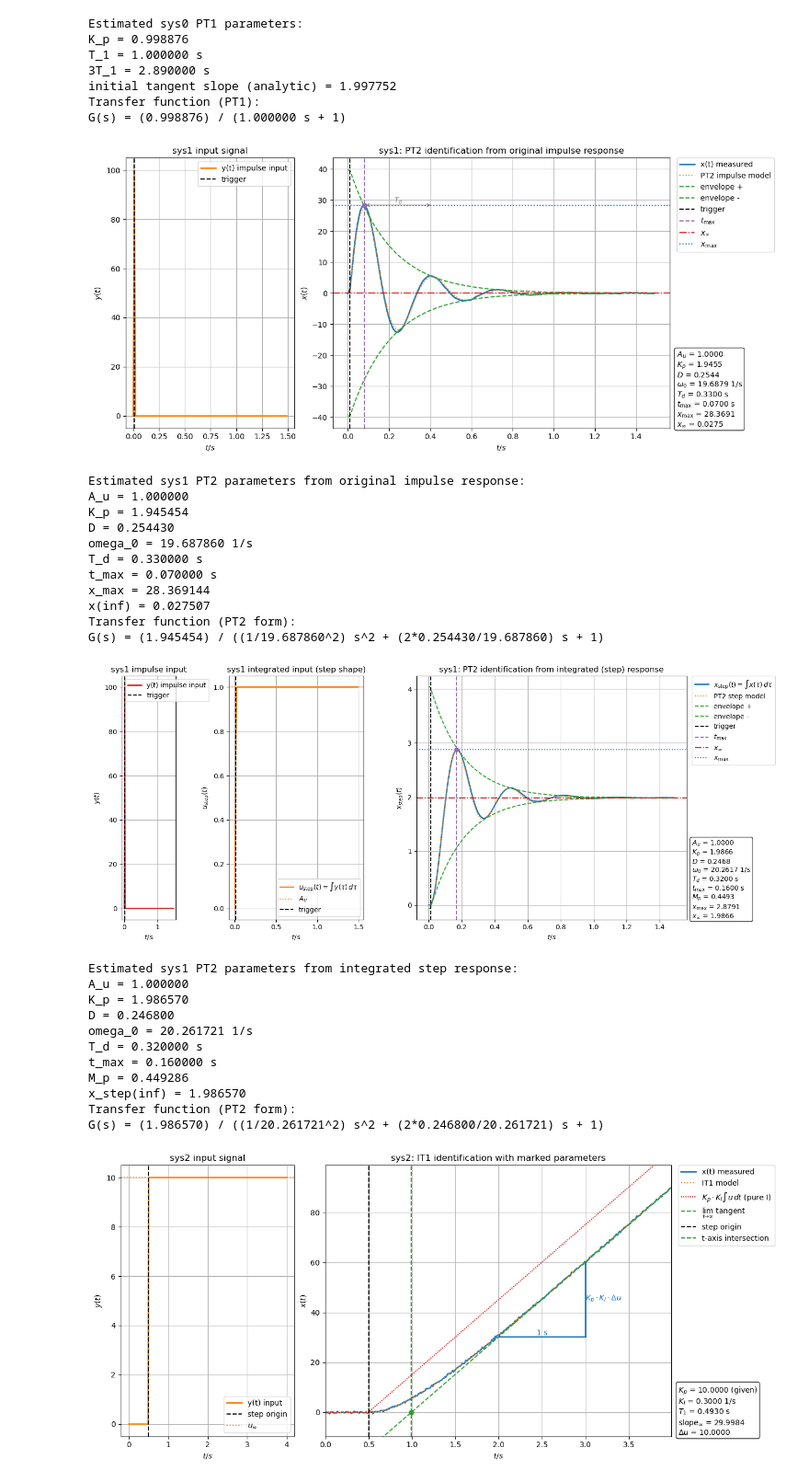
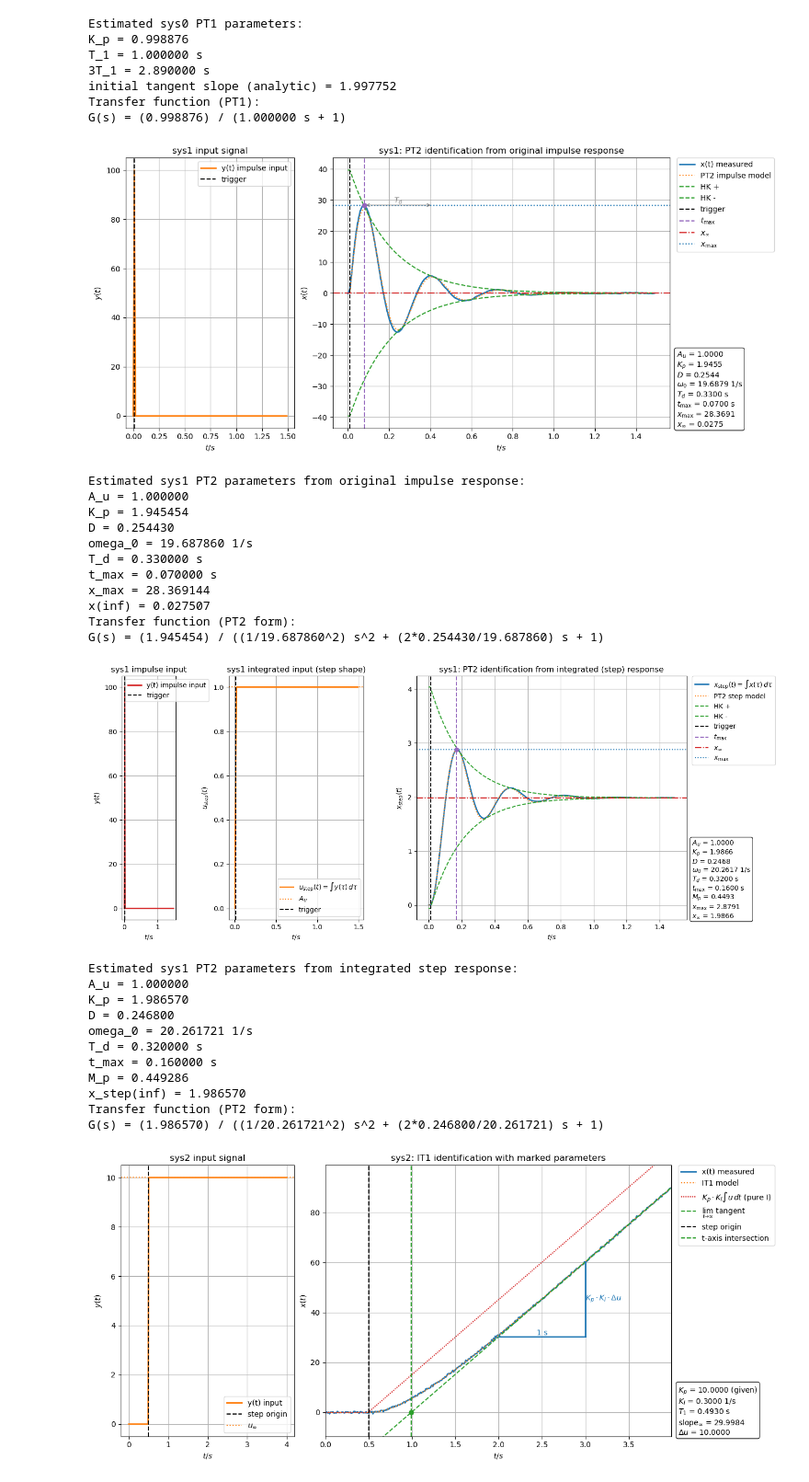
Before and after one commit to janisgra/RTP-T2, a Jupyter notebook: 02_Preperations/RTP-T2-analysis.ipynb, the cells around one changed output. Shown at 92% size. Saved outputs shown, nothing was run; the diff lists cells and outputs as text; code cells hidden in the pictures.

```diff
--- a/02_Preperations/RTP-T2-analysis.ipynb
+++ b/02_Preperations/RTP-T2-analysis.ipynb
@@ -691,8 +691,8 @@ ax_in.legend(loc='best')
 
 ax_out.plot(t, x, label='x(t) measured', linewidth=2)
 ax_out.plot(t, x_model, ':', label='PT2 impulse model')
-ax_out.plot(t, x_env_plus, '--', color='tab:green', label='envelope +')
-ax_out.plot(t, x_env_minus, '--', color='tab:green', label='envelope -')
+ax_out.plot(t, x_env_plus, '--', color='tab:green', label='HK +')
+ax_out.plot(t, x_env_minus, '--', color='tab:green', label='HK -')
 
 ax_out.axvline(t_step, color='black', linestyle='--', label='trigger')
 ax_out.axvline(t[first_peak_idx], color='tab:purple', linestyle='--', label=r'$t_\mathrm{max}$')
@@ -725,34 +725,34 @@ annot_text = (
     f'$D$ = {D:.4f}\n'
     f'$\\omega_0$ = {omega_0:.4f} 1/s\n'
     f'$T_d$ = {T_d:.4f} s\n'
     f'$t_\\mathrm{{max}}$ = {t_max_rel:.4f} s\n'
     f'$x_\\mathrm{{max}}$ = {x_max:.4f}\n'
     f'$x_\\infty$ = {x_inf:.4f}'
 )
 ax_out.text(
     1.02, 0.0, annot_text,
     transform=ax_out.transAxes, va='bottom', ha='left',
     bbox=dict(boxstyle='round', facecolor='white', alpha=0.85)
 )
 
 plt.tight_layout()
 plt.subplots_adjust(right=0.78)
 plt.show()
 fig.savefig('figure_out/sys1_pt2_identification.' + fileformat, dpi=resolution, bbox_inches='tight')
 
 print('Estimated sys1 PT2 parameters from original impulse response:')
 print(f'A_u = {A_u:.6f}')
 print(f'K_p = {K_p:.6f}')
 print(f'D = {D:.6f}')
 print(f'omega_0 = {omega_0:.6f} 1/s')
 print(f'T_d = {T_d:.6f} s')
 print(f't_max = {t_max_rel:.6f} s')
 print(f'x_max = {x_max:.6f}')
 print(f'x(inf) = {x_inf:.6f}')
 print('Transfer function (PT2 form):')
 print(f'G(s) = ({K_p:.6f}) / ((1/{omega_0:.6f}^2) s^2 + (2*{D:.6f}/{omega_0:.6f}) s + 1)')
 # %% [output]
-[figure, old version]
+[figure, new version]
 Estimated sys1 PT2 parameters from original impulse response:
 A_u = 1.000000
 K_p = 1.945454
@@ -861,8 +861,8 @@ ax_in.legend(loc='best')
 
 ax_out.plot(t, x_step, label=r'$x_\mathrm{step}(t)=\int x(\tau)\,d\tau$', linewidth=2)
 ax_out.plot(t, x_model, ':', label='PT2 step model')
-ax_out.plot(t, x_env_plus, '--', color='tab:green', label='envelope +')
-ax_out.plot(t, x_env_minus, '--', color='tab:green', label='envelope -')
+ax_out.plot(t, x_env_plus, '--', color='tab:green', label='HK +')
+ax_out.plot(t, x_env_minus, '--', color='tab:green', label='HK -')
 
 ax_out.axvline(t_step, color='black', linestyle='--', label='trigger')
 ax_out.axvline(t[peak_idx], color='tab:purple', linestyle='--', label=r'$t_\mathrm{max}$')
@@ -910,7 +910,7 @@ print(f'x_step(inf) = {x_step_inf:.6f}')
 print('Transfer function (PT2 form):')
 print(f'G(s) = ({K_p:.6f}) / ((1/{omega_0:.6f}^2) s^2 + (2*{D:.6f}/{omega_0:.6f}) s + 1)')
 # %% [output]
-[figure, old version]
+[figure, new version]
 Estimated sys1 PT2 parameters from integrated step response:
 A_u = 1.000000
 K_p = 1.986570
```
Also changed, not shown: 19 other files.
